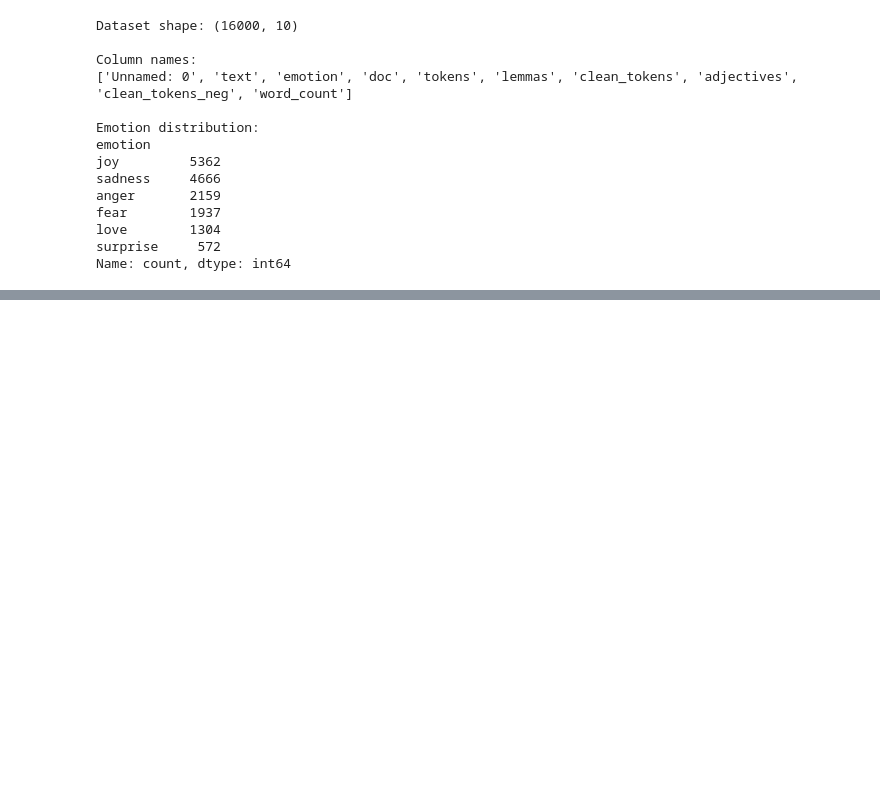
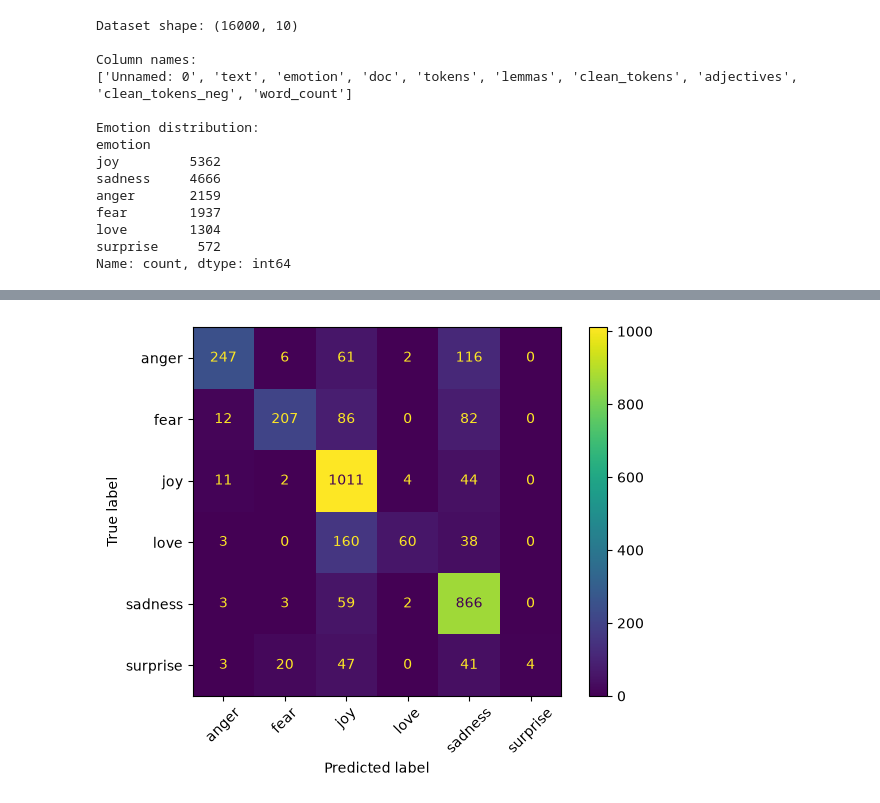
Before and after one commit to Mallik829/A_M_project_2, a Jupyter notebook: anita_emotions_model.ipynb, the cells around one changed output, grey strips where cells are left out. Drawn from its saved outputs; the diff is of its cells as text; code cells hidden in the pictures; blank space fills up the shorter version.

Commit message:
Tune Naive Bayes emotion classifier

```diff
--- a/anita_emotions_model.ipynb
+++ b/anita_emotions_model.ipynb
@@ -90,0 +87,22 @@ SyntaxError: invalid syntax. Maybe you meant '==' or ':=' instead of '='? (71879
+# %%
+from sklearn.pipeline import Pipeline
+from sklearn.feature_extraction.text import CountVectorizer
+from sklearn.naive_bayes import MultinomialNB
+from sklearn.metrics import accuracy_score, classification_report
+
+# 1. Create the model pipeline
+nb_model = Pipeline([
+    ("vectorizer", CountVectorizer()),
+    ("classifier", MultinomialNB(alpha=1.0))
+])
+
+# 2. Train the model
+nb_model.fit(X_train, y_train)
+
+# 3. Predict emotions for unseen text
+y_pred = nb_model.predict(X_test)
+
+# 4. Evaluate the predictions
+print("Accuracy:", accuracy_score(y_test, y_pred))
+print("\nClassification report:")
+print(classification_report(y_test, y_pred, zero_division=0))
@@ -90,0 +163,22 @@ SyntaxError: invalid syntax. Maybe you meant '==' or ':=' instead of '='? (71879
+# %%
+from sklearn.metrics import confusion_matrix, ConfusionMatrixDisplay
+import matplotlib.pyplot as plt
+
+labels = sorted(y_test.unique())
+
+cm = confusion_matrix(
+    y_test,
+    y_pred,
+    labels=labels
+)
+
+display = ConfusionMatrixDisplay(
+    confusion_matrix=cm,
+    display_labels=labels
+)
+
+display.plot(xticks_rotation=45)
+plt.tight_layout()
+plt.show()
+# %% [output]
+[figure, added]
```
Also changed, not shown: parts of 10 cells of this notebook.
